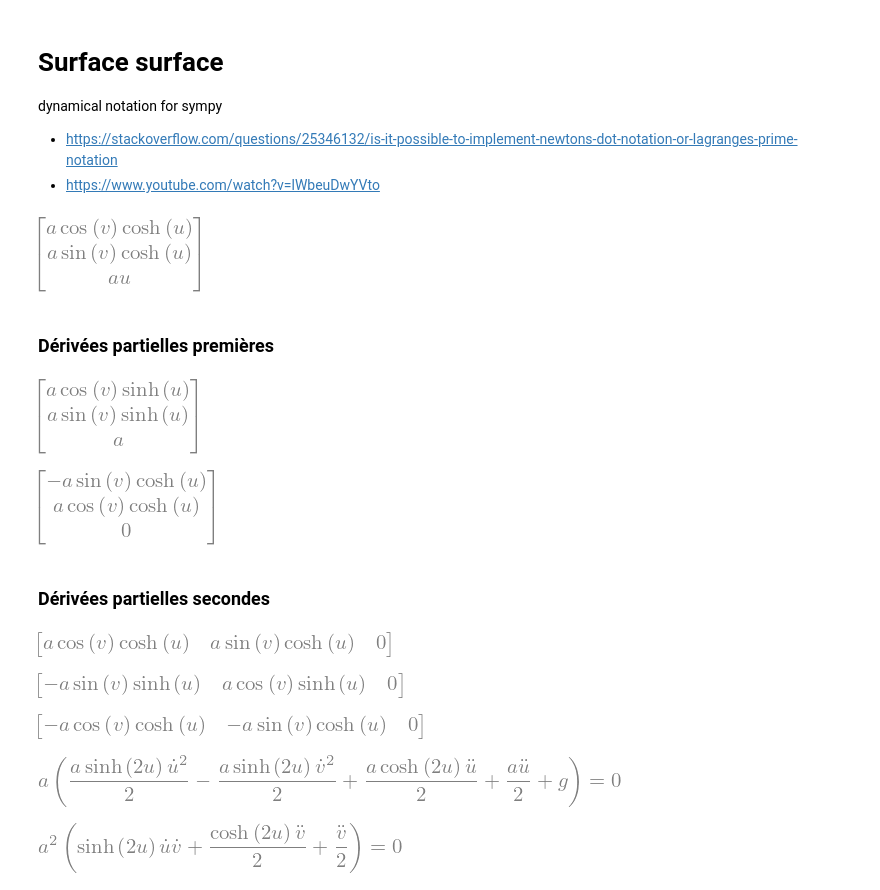
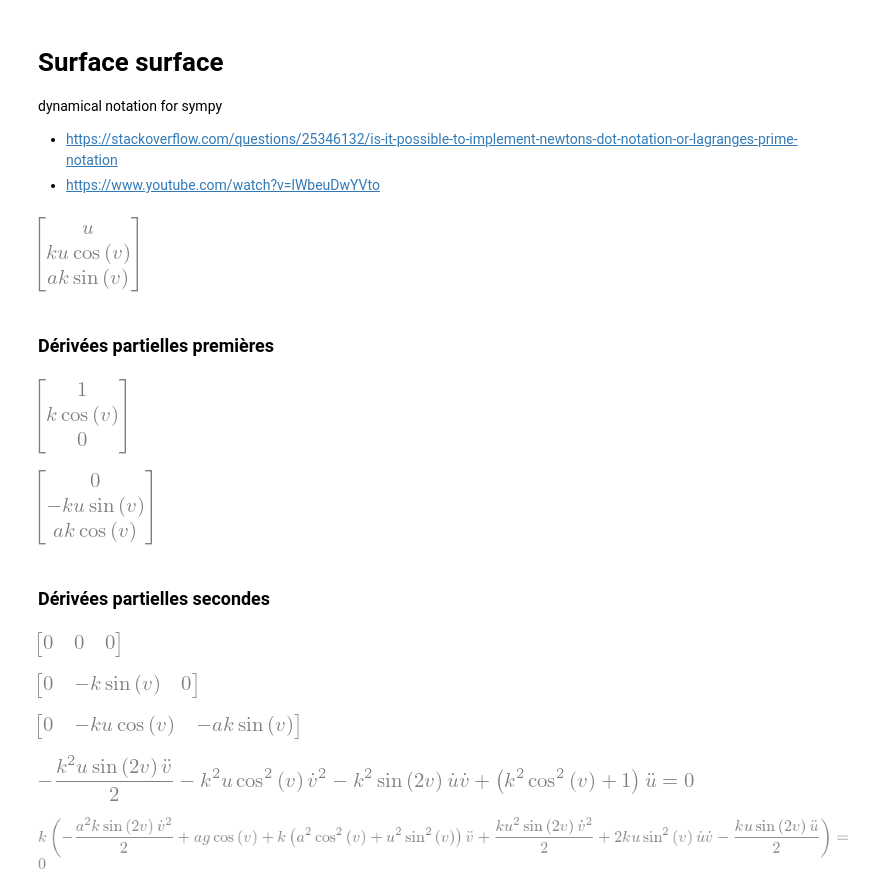
Before and after one commit to lucasdietrich/gsurface, a Jupyter notebook: surface_calculation.ipynb, the cells around one changed output. Drawn from its saved outputs; the diff is of its cells as text; code cells hidden in the pictures.

Commit message:
add CanonicalCorner

```diff
--- a/surface_calculation.ipynb
+++ b/surface_calculation.ipynb
@@ -15,7 +15,7 @@ from sympy.physics import mechanics
 
 R, g, r = symbols('R g r')
 
-a, b, c, R = symbols('a b c R')
+a, b, c, R, k = symbols('a b c R k')
 
 t = symbols('t')
 
@@ -26,7 +26,7 @@ init_vprinting()
 # u = Function("u")(t)
 # v = Function("v")(t)
 # %%
-surface = 5
+surface = 6
 
 if surface == 0: # sphere
     x = R * cos(u) * cos(v)
@@ -44,42 +44,46 @@ elif surface == 1: # plan
     z = a*u+b*v
 
 elif surface == 2: # tore
     x = (R + r * cos(v)) * cos(u)
     y = (R + r * cos(v)) * sin(u)
     z = r * sin(v)
 
     # transformation v += pi/2
     x = x.subs(v, v - pi/2)
     y = y.subs(v, v - pi/2)
     z = z.subs(v, v - pi/2)
 
 elif surface == 3: # egg box
     x = u
     y = v
     z = R*cos(a*u)*cos(b*v)
 elif surface == 4 : # rdm
     x = u
     y = v
     z = exp(v)*u
 elif surface == 5: # catenoid
     x = a*cosh(u)*cos(v)
     y = a*cosh(u)*sin(v)
     z = a*u
+elif surface == 6: # conical corner : https://mathcurve.com/surfaces/coinconic/coinconic.shtml
+    x = u
+    y = k*u*cos(v)
+    z = k*a*sin(v)
 
 
 S = Matrix([x, y, z])
 
 display(S)
 # %% [output]
-[figure, old version]
+[figure, new version]
 # %% [markdown]
 ### Dérivées partielles premières
 # %%
 display(diff(S, u))
 display(diff(S, v))
 # %% [output]
-[figure, old version]
+[figure, new version]
-[figure, old version]
+[figure, new version]
 # %% [markdown]
 ### Dérivées partielles secondes
 # %%
@@ -87,9 +91,9 @@ display(diff(S, u, u).transpose())
 display(diff(S, u, v).transpose())
 display(diff(S, v, v).transpose())
 # %% [output]
-[figure, old version]
+[figure, new version]
-[figure, old version]
+[figure, new version]
-[figure, old version]
+[figure, new version]
 # %%
 F = Matrix([0, 0, -g])
 
@@ -106,5 +110,5 @@ eq = [
 
 display(*eq)
 # %% [output]
-[figure, old version]
+[figure, new version]
-[figure, old version]
+[figure, new version]
```
Also changed, not shown: 4 other files.
